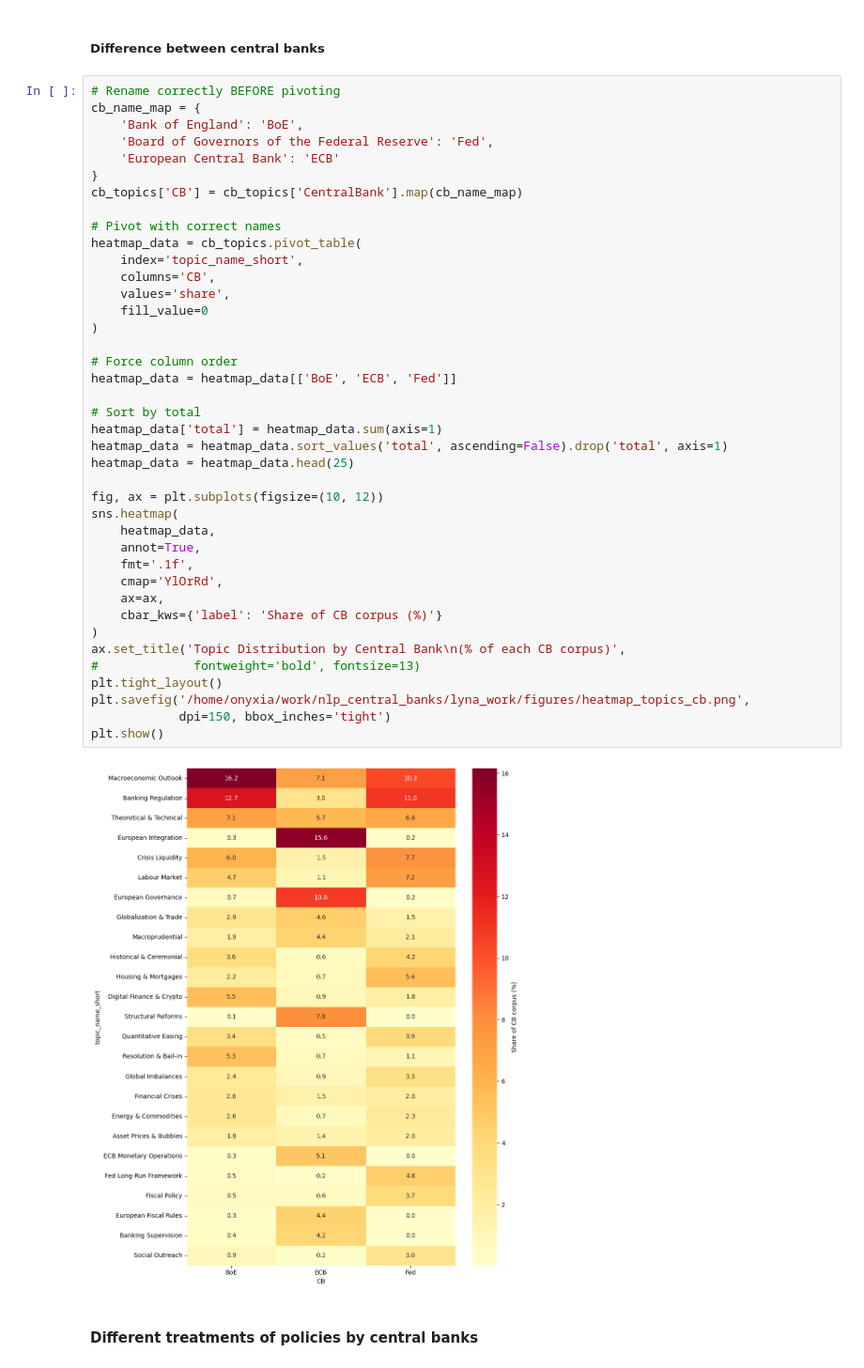
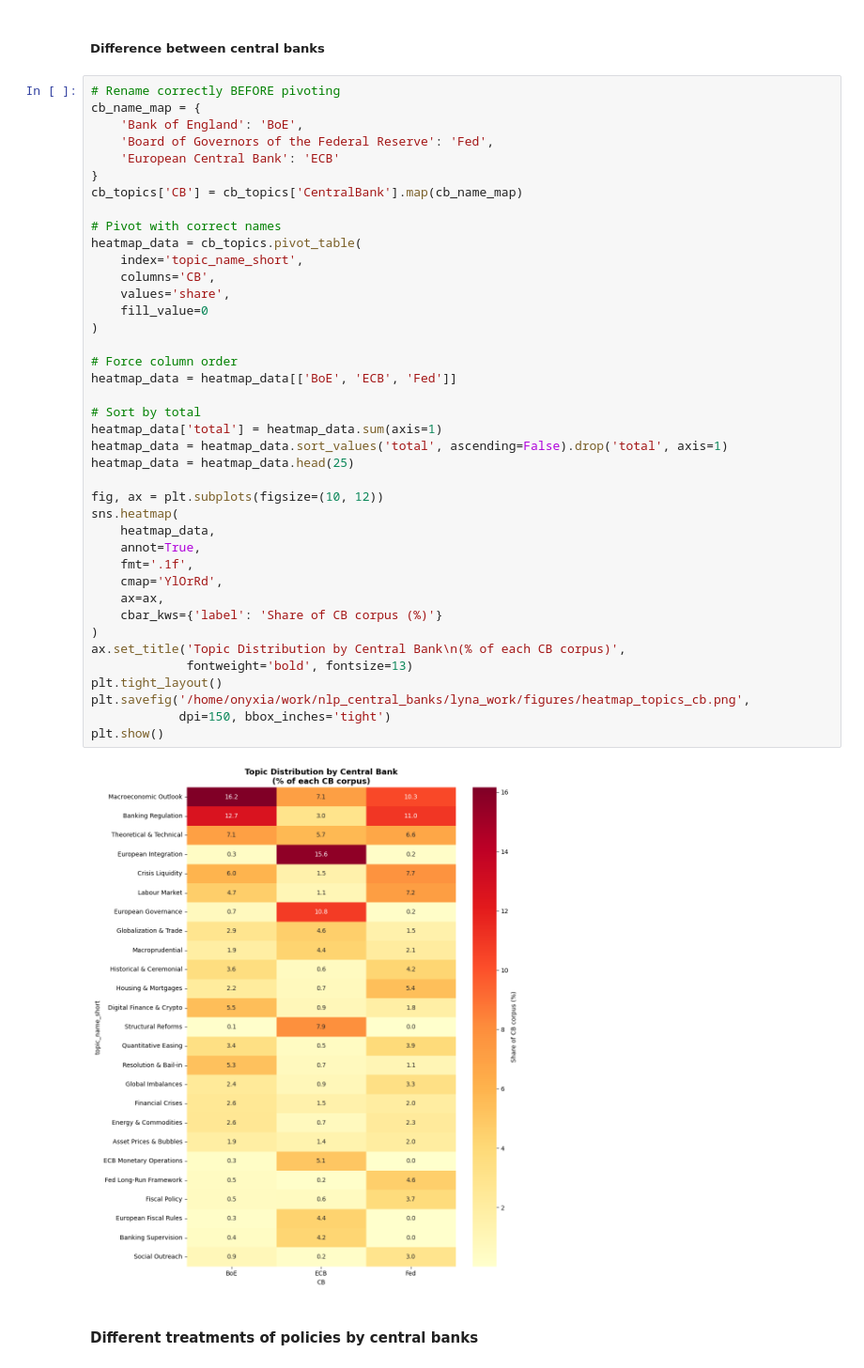
Before and after one commit to lelkamel/nlp_central_banks, a Jupyter notebook: lyna_work/topic_modelling.ipynb, the cells around one changed output. Shown at 94% size. Cells and saved outputs as stored; diff of their text form.

```diff
--- a/lyna_work/topic_modelling.ipynb
+++ b/lyna_work/topic_modelling.ipynb
@@ -581,35 +581,35 @@ cb_topics['CB'] = cb_topics['CentralBank'].map(cb_name_map)
 heatmap_data = cb_topics.pivot_table(
     index='topic_name_short',
     columns='CB',
     values='share',
     fill_value=0
 )
 
 # Force column order
 heatmap_data = heatmap_data[['BoE', 'ECB', 'Fed']]
 
 # Sort by total
 heatmap_data['total'] = heatmap_data.sum(axis=1)
 heatmap_data = heatmap_data.sort_values('total', ascending=False).drop('total', axis=1)
 heatmap_data = heatmap_data.head(25)
 
 fig, ax = plt.subplots(figsize=(10, 12))
 sns.heatmap(
     heatmap_data,
     annot=True,
     fmt='.1f',
     cmap='YlOrRd',
     ax=ax,
     cbar_kws={'label': 'Share of CB corpus (%)'}
 )
 ax.set_title('Topic Distribution by Central Bank\n(% of each CB corpus)',
-#             fontweight='bold', fontsize=13)
+             fontweight='bold', fontsize=13)
 plt.tight_layout()
 plt.savefig('/home/onyxia/work/nlp_central_banks/lyna_work/figures/heatmap_topics_cb.png',
             dpi=150, bbox_inches='tight')
 plt.show()
 # %% [output]
-[figure, old version]
+[figure, new version]
 # %% [markdown]
 #### Different treatments of policies by central banks
 # %%
```
Also changed, not shown: 1 other file.
